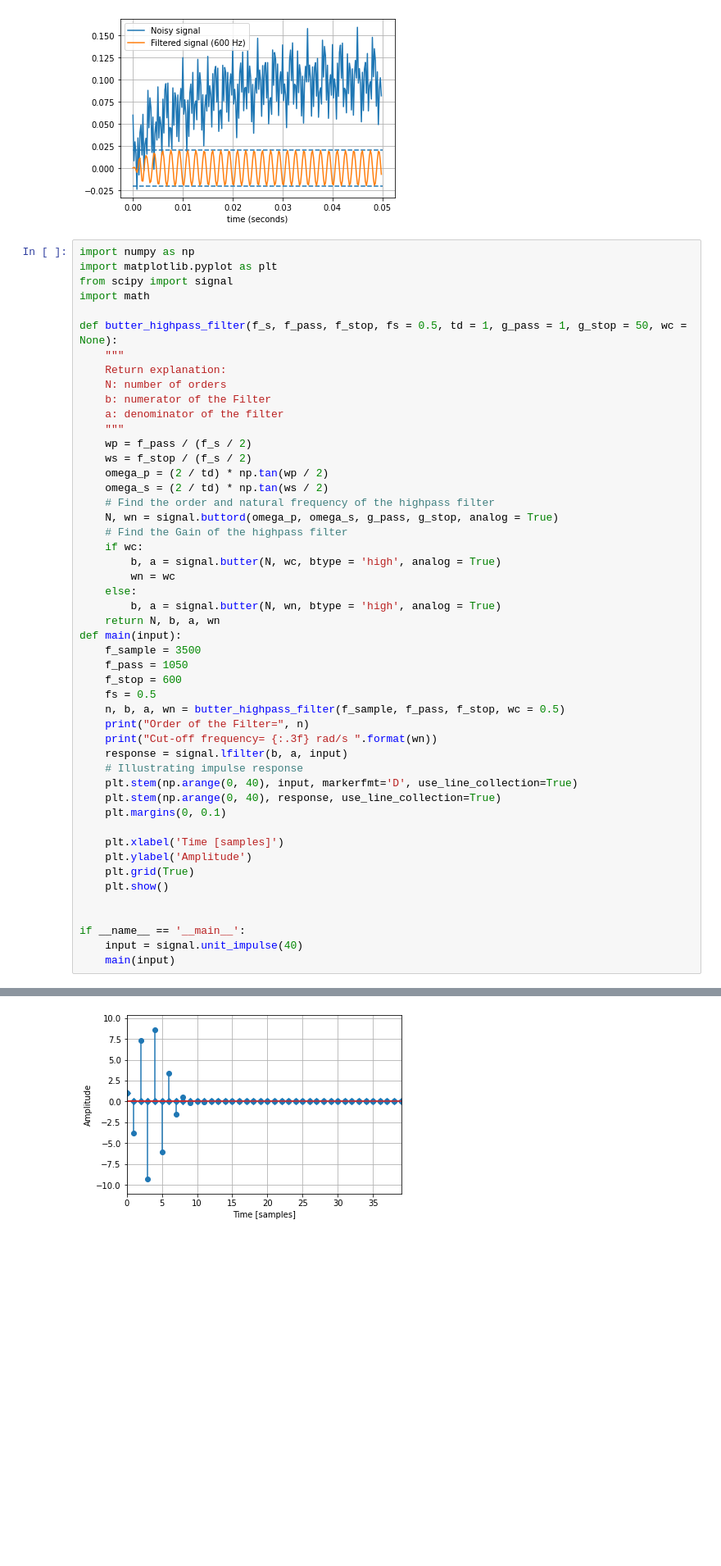
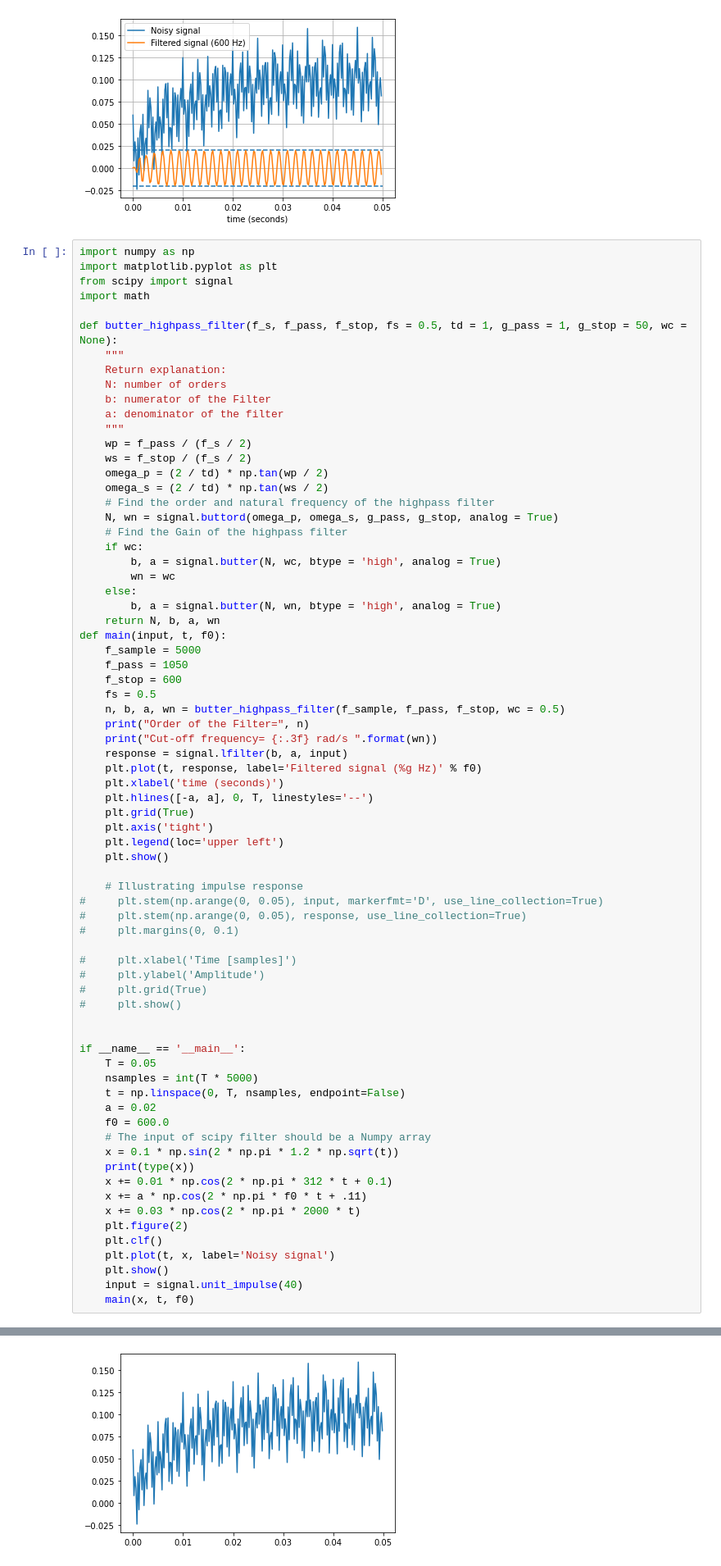
Before and after one commit to jiruifu-jerry0219/EMG_Process_Toolkit, a Jupyter notebook: emg_process/bandpass_filter.ipynb, the cells around one changed output, grey strips where cells are left out. Shown: that part at 82% size. Drawn from its saved outputs; the diff is of its cells as text; blank space fills up the shorter version.

```diff
--- a/emg_process/bandpass_filter.ipynb
+++ b/emg_process/bandpass_filter.ipynb
@@ -117,8 +117,8 @@ def butter_highpass_filter(f_s, f_pass, f_stop, fs = 0.5, td = 1, g_pass = 1, g_
     else:
         b, a = signal.butter(N, wn, btype = 'high', analog = True)
     return N, b, a, wn
-def main(input):
-    f_sample = 3500
+def main(input, t, f0):
+    f_sample = 5000
     f_pass = 1050
     f_stop = 600
     fs = 0.5
@@ -126,18 +126,41 @@ def main(input):
     print("Order of the Filter=", n)
     print("Cut-off frequency= {:.3f} rad/s ".format(wn))
     response = signal.lfilter(b, a, input)
+    plt.plot(t, response, label='Filtered signal (%g Hz)' % f0)
+    plt.xlabel('time (seconds)')
+    plt.hlines([-a, a], 0, T, linestyles='--')
+    plt.grid(True)
+    plt.axis('tight')
+    plt.legend(loc='upper left')
+    plt.show()
+
     # Illustrating impulse response
-    plt.stem(np.arange(0, 40), input, markerfmt='D', use_line_collection=True)
-    plt.stem(np.arange(0, 40), response, use_line_collection=True)
-    plt.margins(0, 0.1)
+#     plt.stem(np.arange(0, 0.05), input, markerfmt='D', use_line_collection=True)
+#     plt.stem(np.arange(0, 0.05), response, use_line_collection=True)
+#     plt.margins(0, 0.1)
 
-    plt.xlabel('Time [samples]')
-    plt.ylabel('Amplitude')
-    plt.grid(True)
-    plt.show()
+#     plt.xlabel('Time [samples]')
+#     plt.ylabel('Amplitude')
+#     plt.grid(True)
+#     plt.show()
 
 
 if __name__ == '__main__':
+    T = 0.05
+    nsamples = int(T * 5000)
+    t = np.linspace(0, T, nsamples, endpoint=False)
+    a = 0.02
+    f0 = 600.0
+    # The input of scipy filter should be a Numpy array
+    x = 0.1 * np.sin(2 * np.pi * 1.2 * np.sqrt(t))
+    print(type(x))
+    x += 0.01 * np.cos(2 * np.pi * 312 * t + 0.1)
+    x += a * np.cos(2 * np.pi * f0 * t + .11)
+    x += 0.03 * np.cos(2 * np.pi * 2000 * t)
+    plt.figure(2)
+    plt.clf()
+    plt.plot(t, x, label='Noisy signal')
+    plt.show()
     input = signal.unit_impulse(40)
-    main(input)
+    main(x, t, f0)
 # %% [output]
@@ -146 +168 @@ Cut-off frequency= 0.500 rad/s
-[figure, old version]
+[figure, new version]
```
Also changed, not shown: parts of 1 cell of this notebook, 1 other file.
